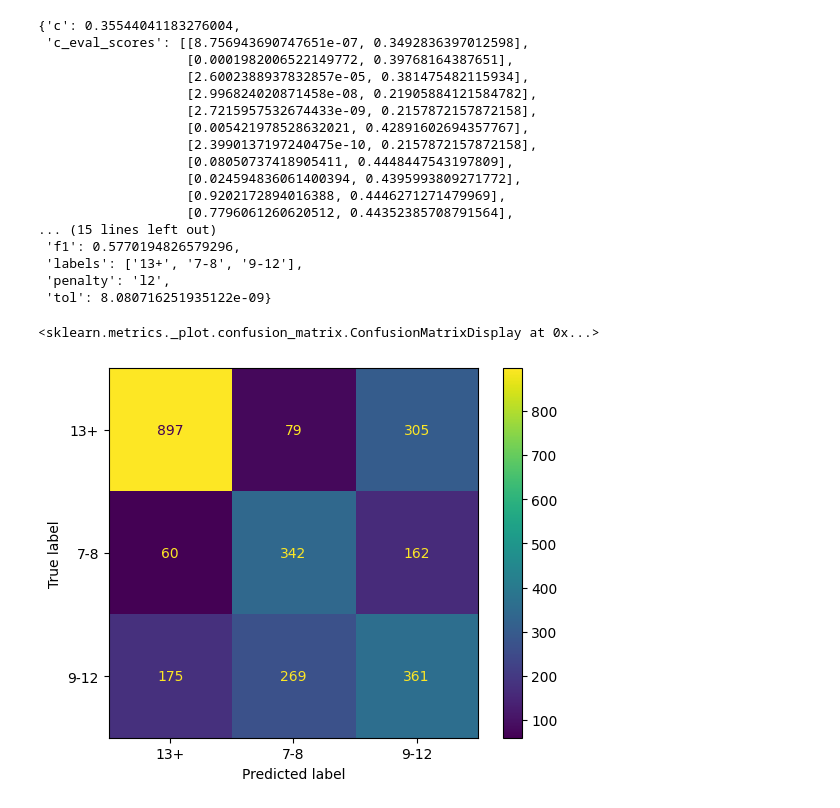
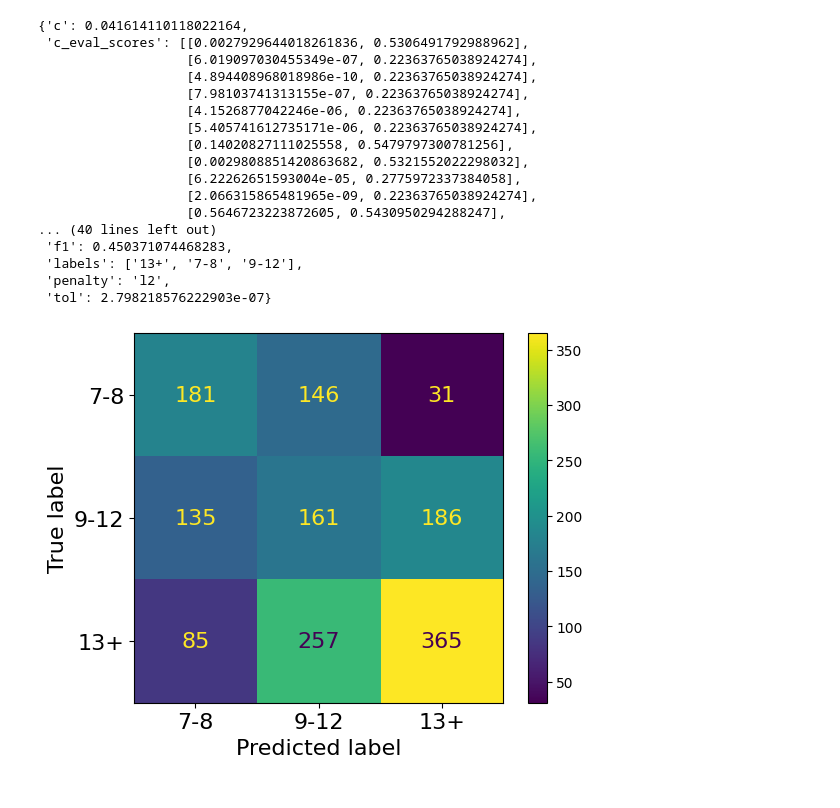
Before and after one commit to TurkuNLP/TCBC_feature_analysis, a Jupyter notebook: TestOVO.ipynb, the cells around one changed output. Cells and saved outputs as stored; diff of their text form; code cells hidden in the pictures.

```diff
--- a/TestOVO.ipynb
+++ b/TestOVO.ipynb
@@ -36,7 +36,7 @@ with open(KEYLISTS, 'r') as f:
         keylists.append(json.loads(line))
 
 #Dataset name
-DATASET = "TCBC_datasets/sniplen50_hpfv"
+DATASET = "TCBC_datasets/sniplen100_hpfv"
 
 #Helper functions
 def do_nothing(ex):
@@ -48,9 +48,9 @@ def conllu_tokenizer(ex):
 def whitespace_tokenizer(ex):
     return ex.split(" ")
 # %%
-train_keys = keylists[69]['train_keys']
-eval_keys = keylists[69]['eval_keys']
-test_keys = keylists[69]['test_keys']
+train_keys = keylists[0]['train_keys']
+eval_keys = keylists[0]['eval_keys']
+test_keys = keylists[0]['test_keys']
 # %%
 def assignLabel(ex):
     age = int(bdf.findAgeFromID(ex))
@@ -115,12 +115,12 @@ def objective(trial):
     c = trial.suggest_float('c', 1e-10, 1e+0, log=True)
     pen = trial.suggest_categorical('pen', ['l2'])
     tol = trial.suggest_float('tol', 1e-10, 1e-3, log=True)
-    clf = OneVsOneClassifier(LinearSVC(
+    clf = LinearSVC(
         random_state=42,
         C=c,
         tol=tol,
         penalty=pen
-    ))
+    )
     clf.fit(vectorized_train,train_ds['label'])
     predicted = clf.predict(vectorized_eval)
     f1 = f1_score(eval_ds['label'], predicted, average="macro")
@@ -130,15 +130,15 @@ def objective(trial):
 # Your code for hyperparameter optimization here
 study = optuna.create_study(direction='maximize')
 optuna.logging.disable_default_handler()
-study.optimize(objective, n_trials=25)
+study.optimize(objective, n_trials=50)
 
 #Run with best params
-clf = OneVsOneClassifier(LinearSVC(
+clf = LinearSVC(
     penalty=study.best_trial.params['pen'],
     random_state=42,
     C=study.best_trial.params['c'],
     tol=study.best_trial.params['tol'],
-))
+)
 clf.fit(vectorized_train, train_ds['label'])
 test_predict = clf.predict(vectorized_test)
 
@@ -153,29 +153,53 @@ returnable['c_eval_scores'] = c_eval_pairs
 # %%
 pprint(returnable)
 # %% [output]
-{'c': 0.35544041183276004,
- 'c_eval_scores': [[8.756943690747651e-07, 0.3492836397012598],
-                   [0.0001982006522149772, 0.39768164387651],
-                   [2.6002388937832857e-05, 0.381475482115934],
-                   [2.996824020871458e-08, 0.21905884121584782],
-                   [2.7215957532674433e-09, 0.2157872157872158],
-                   [0.005421978528632021, 0.42891602694357767],
-                   [2.3990137197240475e-10, 0.2157872157872158],
-                   [0.08050737418905411, 0.4448447543197809],
-                   [0.024594836061400394, 0.4395993809271772],
-                   [0.9202172894016388, 0.4446271271479969],
-                   [0.7796061260620512, 0.44352385708791564],
-... (15 lines left out)
- 'f1': 0.5770194826579296,
+{'c': 0.041614110118022164,
+ 'c_eval_scores': [[0.0027929644018261836, 0.5306491792988962],
+                   [6.019097030455349e-07, 0.22363765038924274],
+                   [4.894408968018986e-10, 0.22363765038924274],
+                   [7.98103741313155e-07, 0.22363765038924274],
+                   [4.1526877042246e-06, 0.22363765038924274],
+                   [5.405741612735171e-06, 0.22363765038924274],
+                   [0.14020827111025558, 0.5479797300781256],
+                   [0.0029808851420863682, 0.5321552022298032],
+                   [6.22262651593004e-05, 0.2775972337384058],
+                   [2.066315865481965e-09, 0.22363765038924274],
+                   [0.5646723223872605, 0.5430950294288247],
+... (40 lines left out)
+ 'f1': 0.450371074468283,
  'labels': ['13+', '7-8', '9-12'],
  'penalty': 'l2',
- 'tol': 8.080716251935122e-09}
+ 'tol': 2.798218576222903e-07}
 # %%
-p = metrics.ConfusionMatrixDisplay(confusion_matrix=np.array(returnable['conf_matrix']), display_labels=returnable['labels'])
-p.plot()
+import matplotlib.pyplot as plt
+def showBestConfMatrix():
+    best_predicts = np.array(returnable['conf_matrix'])
+    best_labels = returnable['labels']
+
+    def reOrderFromYoungToOld(predicts, labels):
+        labels = ['7-8', '9-12', '13+']
+        young = np.array([predicts[1][1], predicts[1][2], predicts[1][0]])
+        mid = np.array([predicts[2][1], predicts[2][2], predicts[2][0]])
+        old = np.array([predicts[0][1], predicts[0][2], predicts[0][0]])
+        predicts = np.array([young, mid, old])
+        return labels, predicts
+
+    r_lables, r_predicts = reOrderFromYoungToOld(best_predicts, best_labels)
+
+    label_font = {'size':'16'}
+    p = metrics.ConfusionMatrixDisplay(confusion_matrix=r_predicts, display_labels=r_lables)
+    p.plot(text_kw={'size':16})
+    plt.gca().axes.tick_params(axis='both', which='major', labelsize=16)
+    plt.gca().axes.set_xlabel("Predicted label", fontdict=label_font)
+    plt.gca().axes.set_ylabel("True label", fontdict=label_font)
+    plt.show()
+
+showBestConfMatrix()
+
+#p = metrics.ConfusionMatrixDisplay(confusion_matrix=np.array(returnable['conf_matrix']), display_labels=returnable['labels'])
+#p.plot()
 # %% [output]
-<sklearn.metrics._plot.confusion_matrix.ConfusionMatrixDisplay at 0x...>
-[figure, old version]
+[figure, new version]
 # %%
 high_prio = {}
 # make a list of (weight, index), sort it
```
Also changed, not shown: parts of 4 cells of this notebook, 7 other files.
